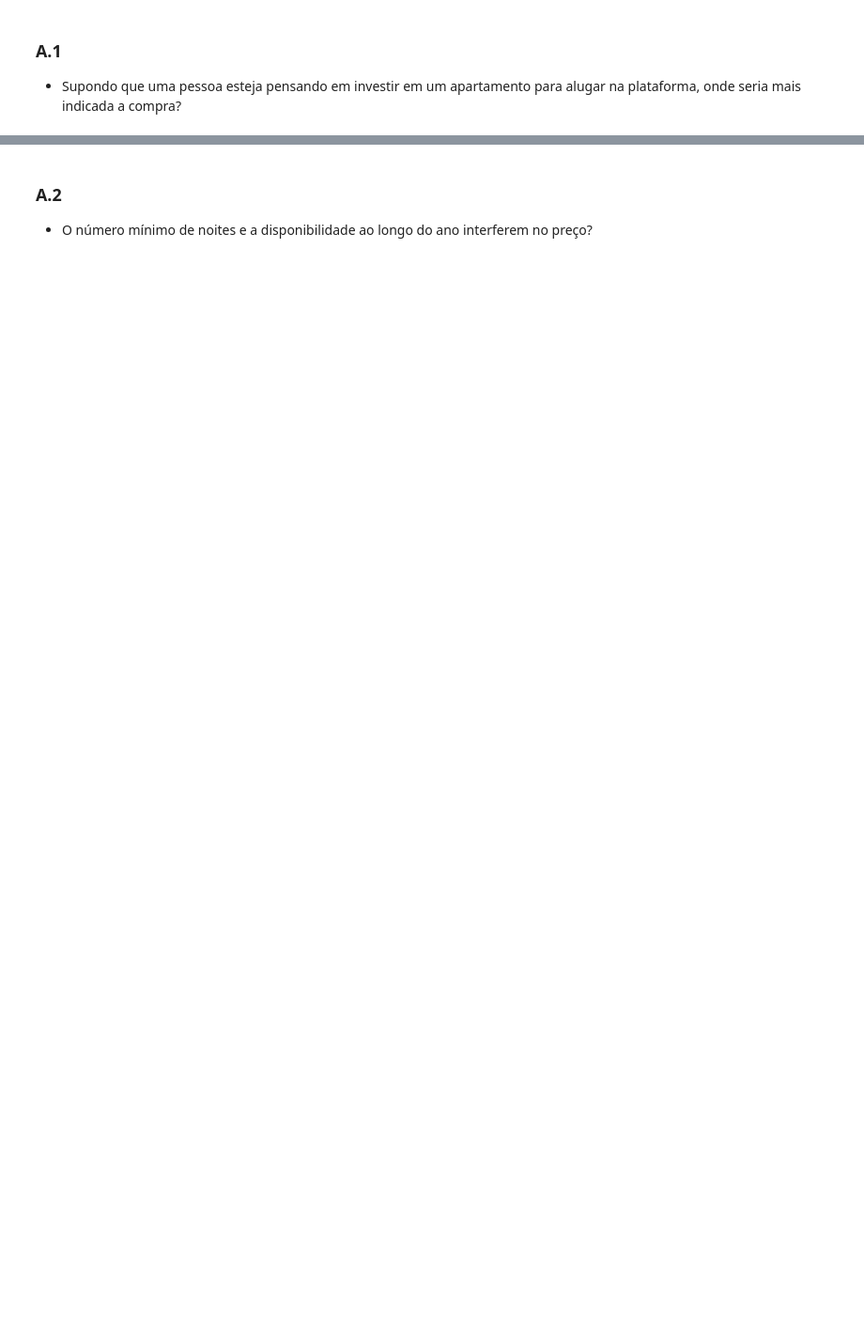
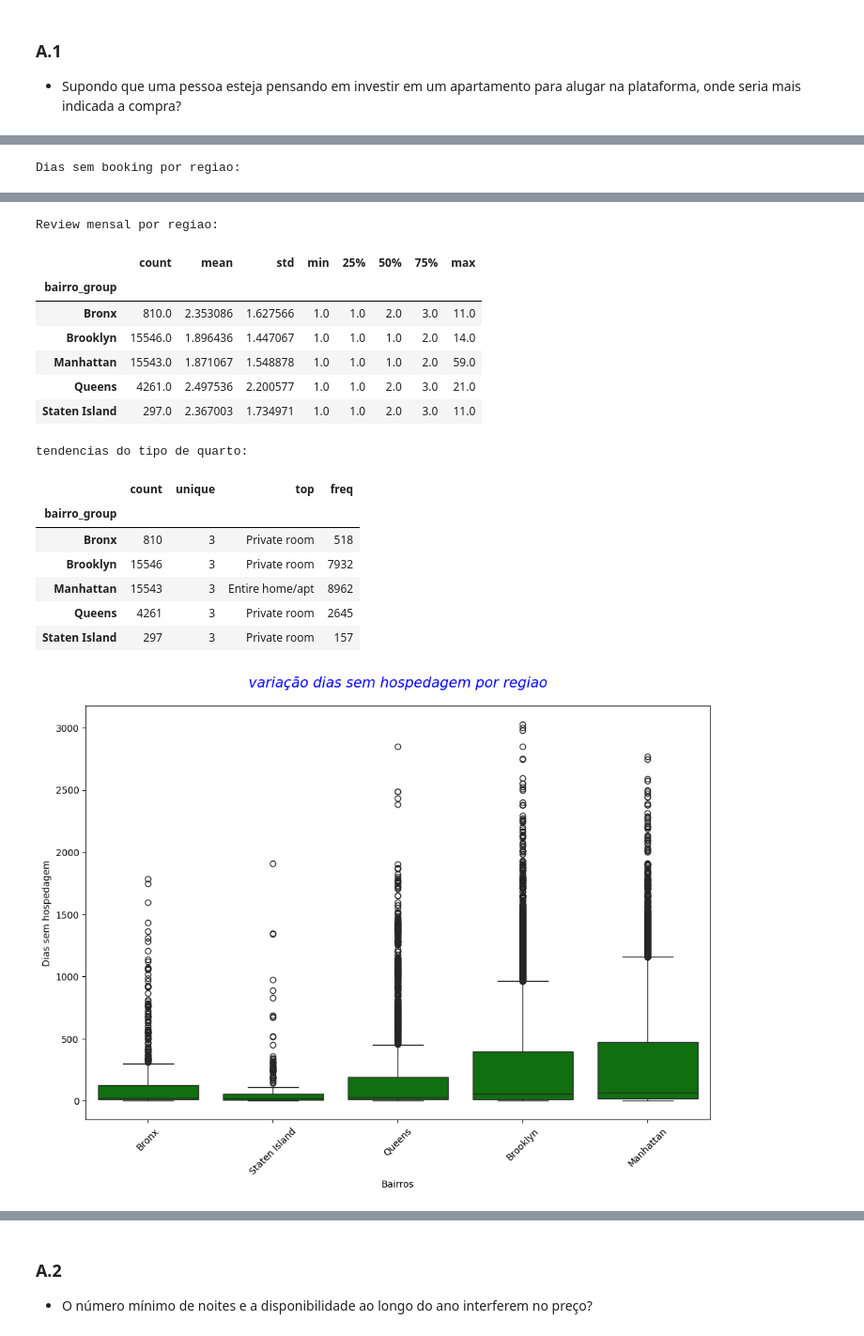
Before and after one commit to SeijiUeno/EDA_NewYork_Listings, a Jupyter notebook: LH_CD_SEIJI.ipynb, the cells around one changed output, grey strips where cells are left out. Shown at 94% size. Cells and saved outputs as stored; diff of their text form; code cells hidden in the pictures; blank space fills up the shorter version.

```diff
--- a/LH_CD_SEIJI.ipynb
+++ b/LH_CD_SEIJI.ipynb
@@ -1344,0 +1269,11 @@ multi_plot_boxplot("dias_sem_hospedagem_por_regiao_EDA_P2", "EDA_P2", "variaçã
+# %%
+print("Dias sem booking por regiao: \n ")
+display(sem_booking)
+print("Review mensal por regiao: \n")
+display(review_mensal)
+print("tendencias do tipo de quarto: \n")
+display(quartos)
+multi_plot_boxplot("dias_sem_hospedagem_por_regiao_EDA_P2", "EDA_P2", "variação dias sem hospedagem por regiao", "bairro_group", "dias_ultimo_review", dataBase, "Bairros", "Dias sem hospedagem")
+multi_plot_boxplot("review_mensal_por_regiao_EDA_P2", "EDA_P2", "variação reviews_por_mes por regiao", "bairro_group", "reviews_por_mes", dataBase, "Bairros", "Dias reviews_por_mes hospedagem")
+# %% [output]
+Dias sem booking por regiao:
@@ -1344,0 +1287,17 @@ multi_plot_boxplot("dias_sem_hospedagem_por_regiao_EDA_P2", "EDA_P2", "variaçã
+Review mensal por regiao:
+|  | count | mean | std | min | 25% | 50% | 75% | max |
+| bairro_group |  |  |  |  |  |  |  |  |
+| Bronx | 810.0 | 2.353086 | 1.627566 | 1.0 | 1.0 | 2.0 | 3.0 | 11.0 |
+| Brooklyn | 15546.0 | 1.896436 | 1.447067 | 1.0 | 1.0 | 1.0 | 2.0 | 14.0 |
+| Manhattan | 15543.0 | 1.871067 | 1.548878 | 1.0 | 1.0 | 1.0 | 2.0 | 59.0 |
+| Queens | 4261.0 | 2.497536 | 2.200577 | 1.0 | 1.0 | 2.0 | 3.0 | 21.0 |
+| Staten Island | 297.0 | 2.367003 | 1.734971 | 1.0 | 1.0 | 2.0 | 3.0 | 11.0 |
+tendencias do tipo de quarto:
+|  | count | unique | top | freq |
+| bairro_group |  |  |  |  |
+| Bronx | 810 | 3 | Private room | 518 |
+| Brooklyn | 15546 | 3 | Private room | 7932 |
+| Manhattan | 15543 | 3 | Entire home/apt | 8962 |
+| Queens | 4261 | 3 | Private room | 2645 |
+| Staten Island | 297 | 3 | Private room | 157 |
+[figure, added]
```
Also changed, not shown: parts of 57 cells of this notebook.
